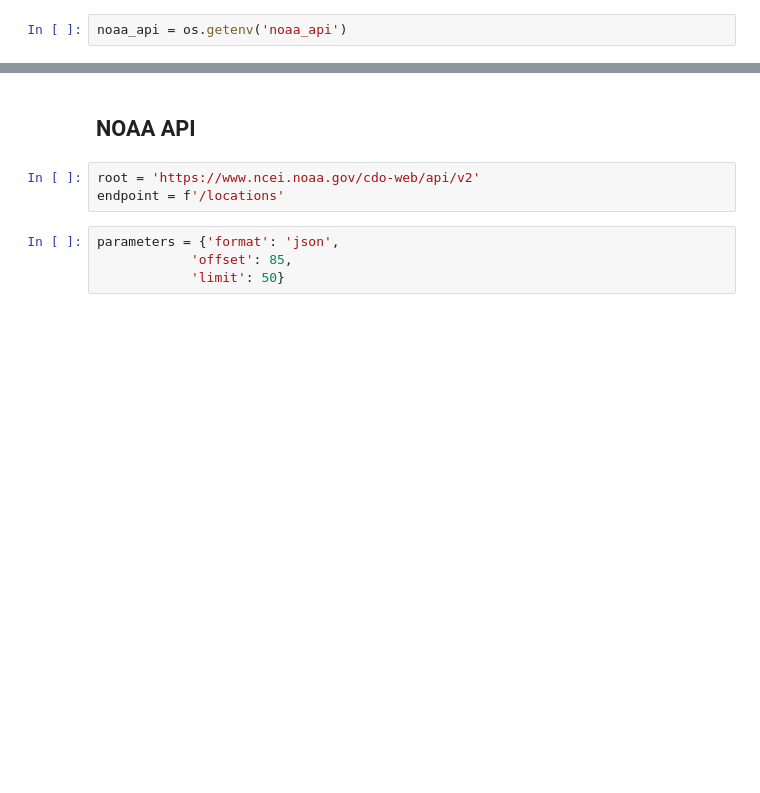
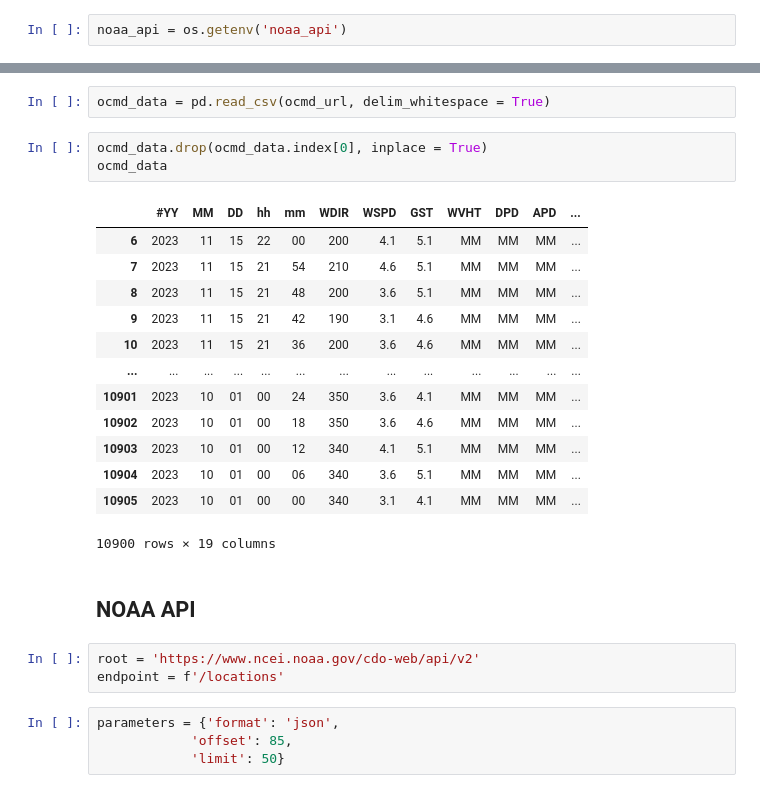
Before and after one commit to lizzy-miller/Tides, a Jupyter notebook: NOAA.ipynb, the cells around one changed output, grey strips where cells are left out. Drawn from its saved outputs; the diff is of its cells as text; blank space fills up the shorter version.

```diff
--- a/NOAA.ipynb
+++ b/NOAA.ipynb
@@ -9,3 +98,22 @@ noaa_api = os.getenv('noaa_api')
+# %%
+ocmd_data = pd.read_csv(ocmd_url, delim_whitespace = True)
+# %%
+ocmd_data.drop(ocmd_data.index[0], inplace = True)
+ocmd_data
+# %% [output]
+|  | #YY | MM | DD | hh | mm | WDIR | WSPD | GST | WVHT | DPD | APD | ... |
+| 6 | 2023 | 11 | 15 | 22 | 00 | 200 | 4.1 | 5.1 | MM | MM | MM | ... |
+| 7 | 2023 | 11 | 15 | 21 | 54 | 210 | 4.6 | 5.1 | MM | MM | MM | ... |
+| 8 | 2023 | 11 | 15 | 21 | 48 | 200 | 3.6 | 5.1 | MM | MM | MM | ... |
+| 9 | 2023 | 11 | 15 | 21 | 42 | 190 | 3.1 | 4.6 | MM | MM | MM | ... |
+| 10 | 2023 | 11 | 15 | 21 | 36 | 200 | 3.6 | 4.6 | MM | MM | MM | ... |
+| ... | ... | ... | ... | ... | ... | ... | ... | ... | ... | ... | ... | ... |
+| 10901 | 2023 | 10 | 01 | 00 | 24 | 350 | 3.6 | 4.1 | MM | MM | MM | ... |
+| 10902 | 2023 | 10 | 01 | 00 | 18 | 350 | 3.6 | 4.6 | MM | MM | MM | ... |
+| 10903 | 2023 | 10 | 01 | 00 | 12 | 340 | 4.1 | 5.1 | MM | MM | MM | ... |
+| 10904 | 2023 | 10 | 01 | 00 | 06 | 340 | 3.6 | 5.1 | MM | MM | MM | ... |
+| 10905 | 2023 | 10 | 01 | 00 | 00 | 340 | 3.1 | 4.1 | MM | MM | MM | ... |
+10900 rows × 19 columns
 # %% [markdown]
 ## NOAA API
 # %%
```
Also changed, not shown: parts of 13 cells of this notebook, 5 other files.
